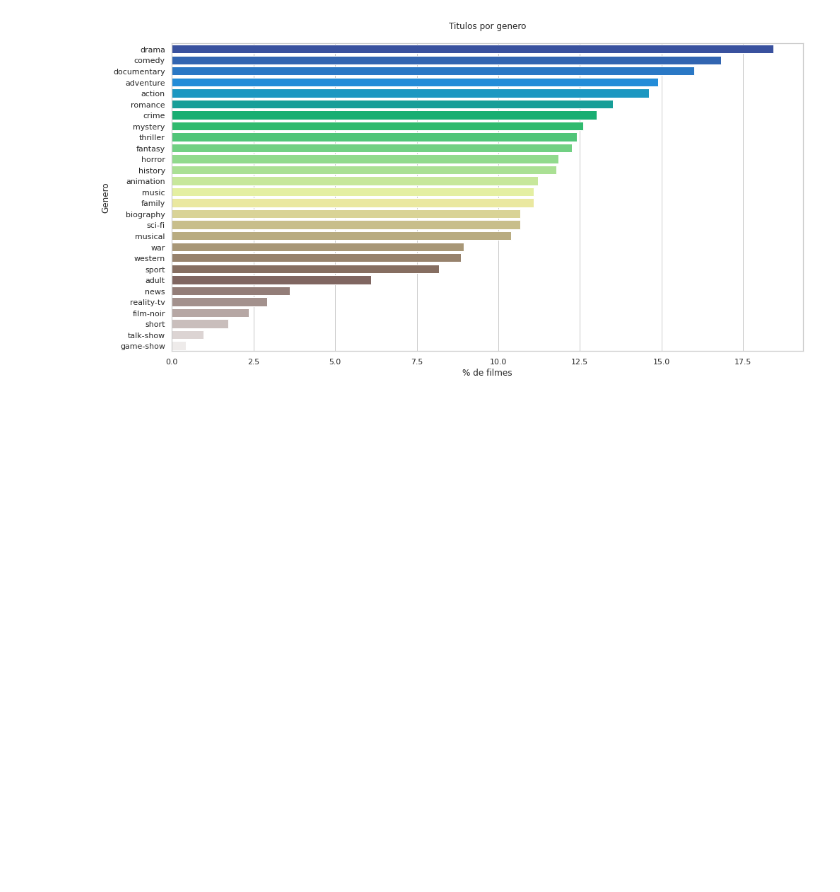
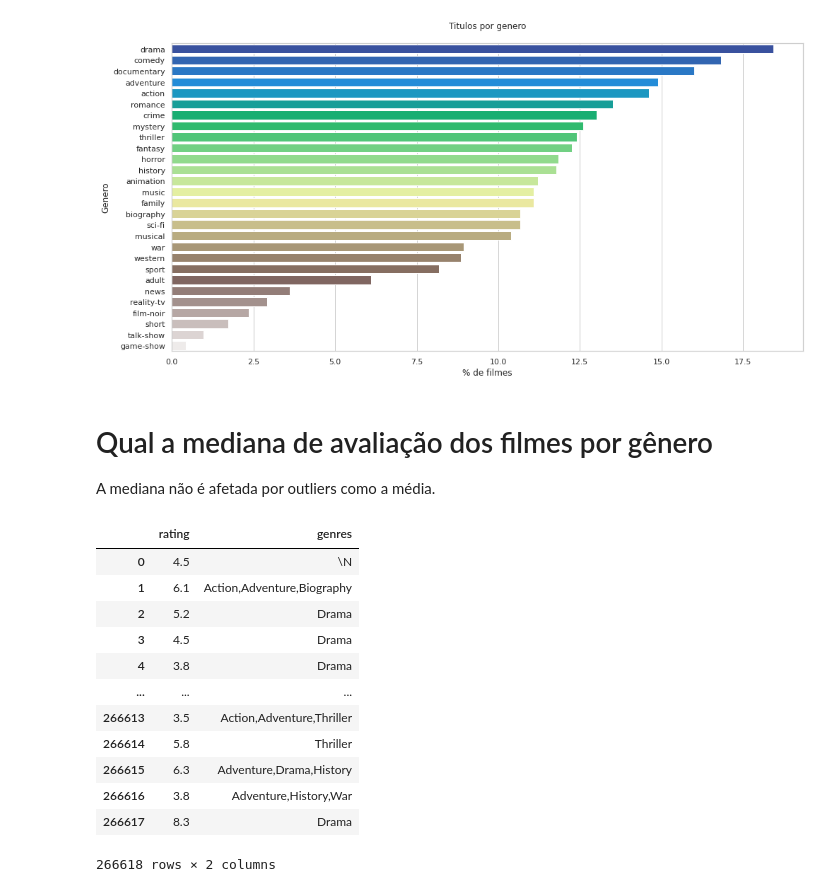
Before and after one commit to fabiodm7/dsaPythonFundamentos, a Jupyter notebook: Cap06/miniProj01/cap06proj01.ipynb, the cells around one changed output. Saved outputs shown, nothing was run; the diff lists cells and outputs as text; code cells hidden in the pictures; blank space fills up the shorter version.

```diff
--- a/Cap06/miniProj01/cap06proj01.ipynb
+++ b/Cap06/miniProj01/cap06proj01.ipynb
@@ -251,3 +257,19 @@ plt.title('Titulos por genero\n')
 plt.show()
 # %% [output]
 [figure]
+# %% [markdown]
+# Qual a mediana de avaliação dos filmes por gênero
+
+A mediana não é afetada por outliers como a média.
+# %%
+consulta3 = '''
+select
+    rating
+    , genres
+from
+    ratings
+    join titles on ratings.title_id = titles.title_id
+where
+    premiered <= 2022
+    and type = 'movie'
+'''
@@ -253,0 +278,16 @@ plt.show()
+# %%
+display(resultado3)
+# %% [output]
+|  | rating | genres |
+| 0 | 4.5 | \N |
+| 1 | 6.1 | Action,Adventure,Biography |
+| 2 | 5.2 | Drama |
+| 3 | 4.5 | Drama |
+| 4 | 3.8 | Drama |
+| ... | ... | ... |
+| 266613 | 3.5 | Action,Adventure,Thriller |
+| 266614 | 5.8 | Thriller |
+| 266615 | 6.3 | Adventure,Drama,History |
+| 266616 | 3.8 | Adventure,History,War |
+| 266617 | 8.3 | Drama |
+266618 rows × 2 columns
```
Also changed, not shown: parts of 10 cells of this notebook.
